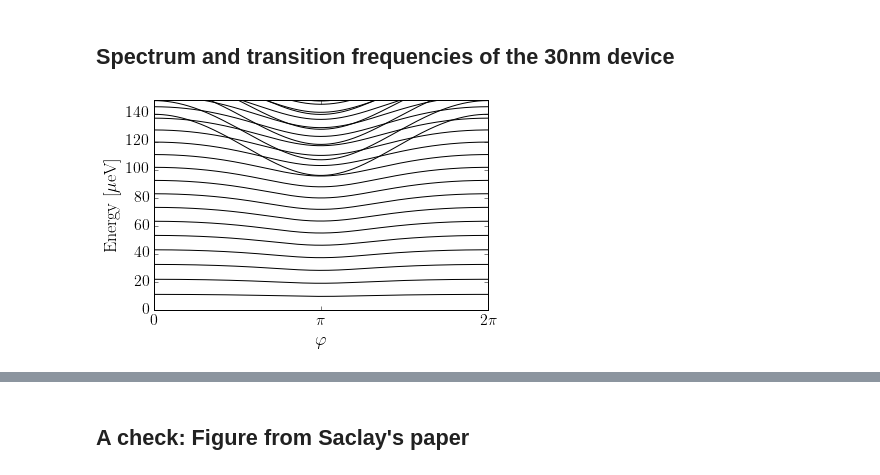
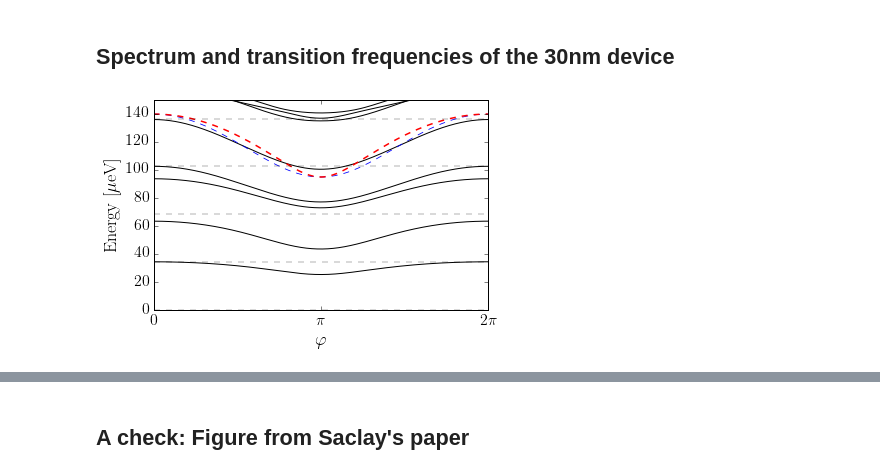
Before and after one commit to bernardvanheck/shared_notebooks, a Jupyter notebook: abs_qubit_spectrum.ipynb, the cells around one changed output, grey strips where cells are left out. Saved outputs shown, nothing was run; the diff lists cells and outputs as text; code cells hidden in the pictures.

```diff
--- a/abs_qubit_spectrum.ipynb
+++ b/abs_qubit_spectrum.ipynb
@@ -109,5 +109,5 @@ $E_c \approx \omega_p^2/(2E_J + E_A T / 4) \approx 0.97$ GHz.
 # %%
-p = SimpleNamespace(Ej = 132.1, Ec=0.97, Ea=106.5, T=0.54)
+p = SimpleNamespace(Ej = 21, Ec=6.48, Ea=33.8, T=0.54)
 # %% [markdown]
 ## Finding phase drop across the weak link
 
@@ -139,7 +139,7 @@ def phase_derivative_jos_energy(x, p):
 def andreev_current(x, p):
     return p.Ea * p.T * np.sin(p.flux - x) / (4 * np.sqrt(1 - p.T * np.sin(0.5 * (p.flux - x))**2))
 # %%
-fluxes = np.linspace(0, 2*np.pi, 200)
+fluxes = np.linspace(0, 2*np.pi, 500)
 phi0s = []
 for flux in fluxes:
     p.flux = flux
@@ -298,25 +338,35 @@ def current_matrix_elements_from_gs(p):
 # %% [markdown]
 ## Spectrum and transition frequencies of the 30nm device
+# %%
+p.M=find_optimal_M(p, max_tol = 1e-7, verbose=False)
 # %%
-M=find_optimal_M(p, max_tol = 1e-10)
 fluxes = np.linspace(0, 2*np.pi, 500)
 spectra = []
 for flux in fluxes:
     p.flux = flux
-    H = create_hamiltonian(p, M, sparse=False)
+    H = create_hamiltonian(p, p.M, sparse=False)
     ens = np.sort(np.linalg.eigvalsh(H))
     spectra.append(ens[:50])
 freqs = np.vstack([(s - s[0])[1:] for s in spectra])
 # %%
 fig, ax = plt.subplots()
+# I want to convert frequency (GHz) to energy (µeV).
+# 2eV = hf ==> h * 1 GHz = (2 * 2.067) µeV
 for (n, f) in enumerate(freqs.T):
-    ax.plot(fluxes, 0.658 * f, c='k') #factor of 0.658 converts GHz to µeV
+    ax.plot(fluxes, 2.067*f, c='k')
+# I also plot the 'bare' Andreev dispersion
+# There is an additional factor of 2 because the lines is expected at ~ 2 * Ea
+ax.plot(fluxes, -2*2.067*np.array(andreev_energy(fluxes, p)), 'b--', lw = 0.8)
+ax.plot(fluxes, -2*2.067*np.array(andreev_energy(fluxes - phi0s, p)), 'r--', lw=1.5)
 ax.set_xlim(0, 2*np.pi)
 ax.set_xticks([0, np.pi, 2*np.pi])
 ax.set_xticklabels([r'$0$', r'$\pi$', r'$2\pi$'])
 ax.set_xlabel(r'$\varphi$')
 ax.set_ylim(0, 150)
 ax.set_ylabel('Energy [$\mu$eV]')
+for n in xrange(10):
+    plt.axhline(2.067 * n * np.sqrt(2*p.Ec*p.Ej), c='k', ls='--', lw = 0.3)
+    #plt.axhline(2 * 2.067* p.Ea + 2.067 * n * np.sqrt(2*p.Ec*p.Ej), c='r', lw=0.2)
 fig.show()
 # %% [output]
-[figure, old version]
+[figure, new version]
```
Also changed, not shown: parts of 16 cells of this notebook.
